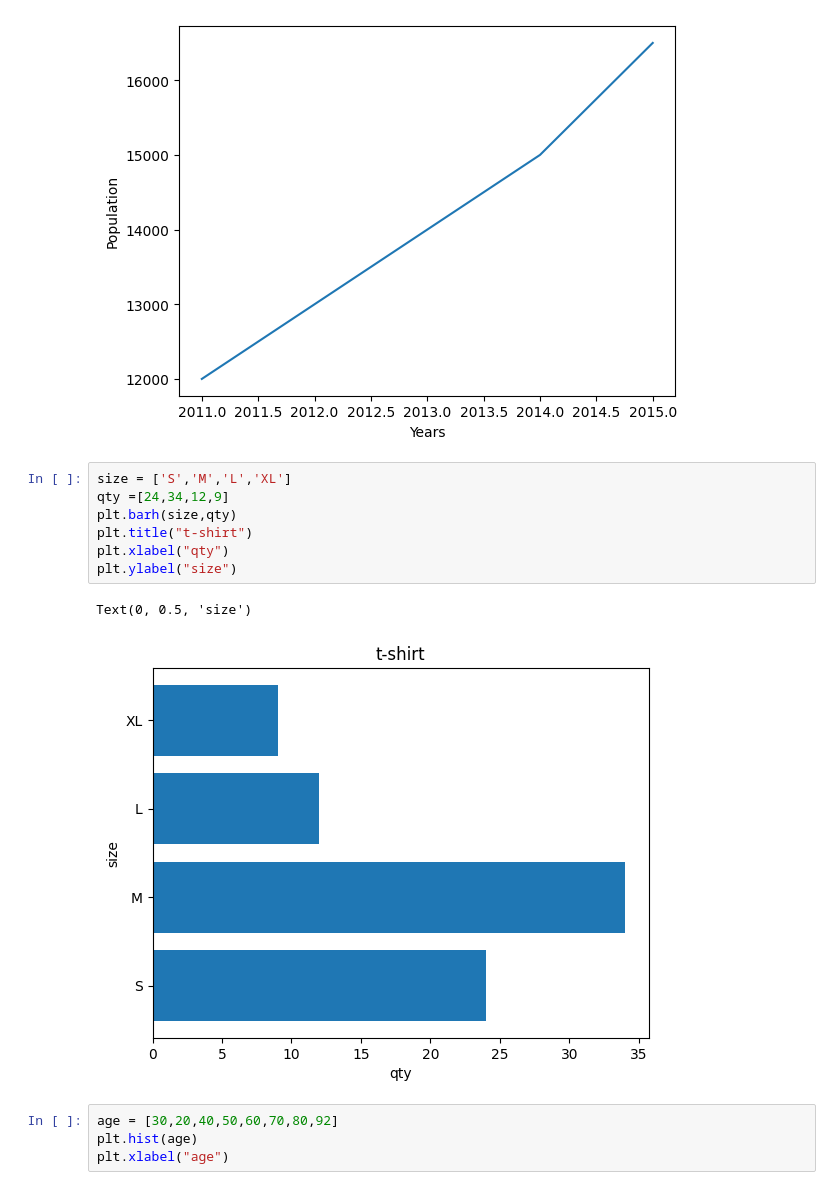
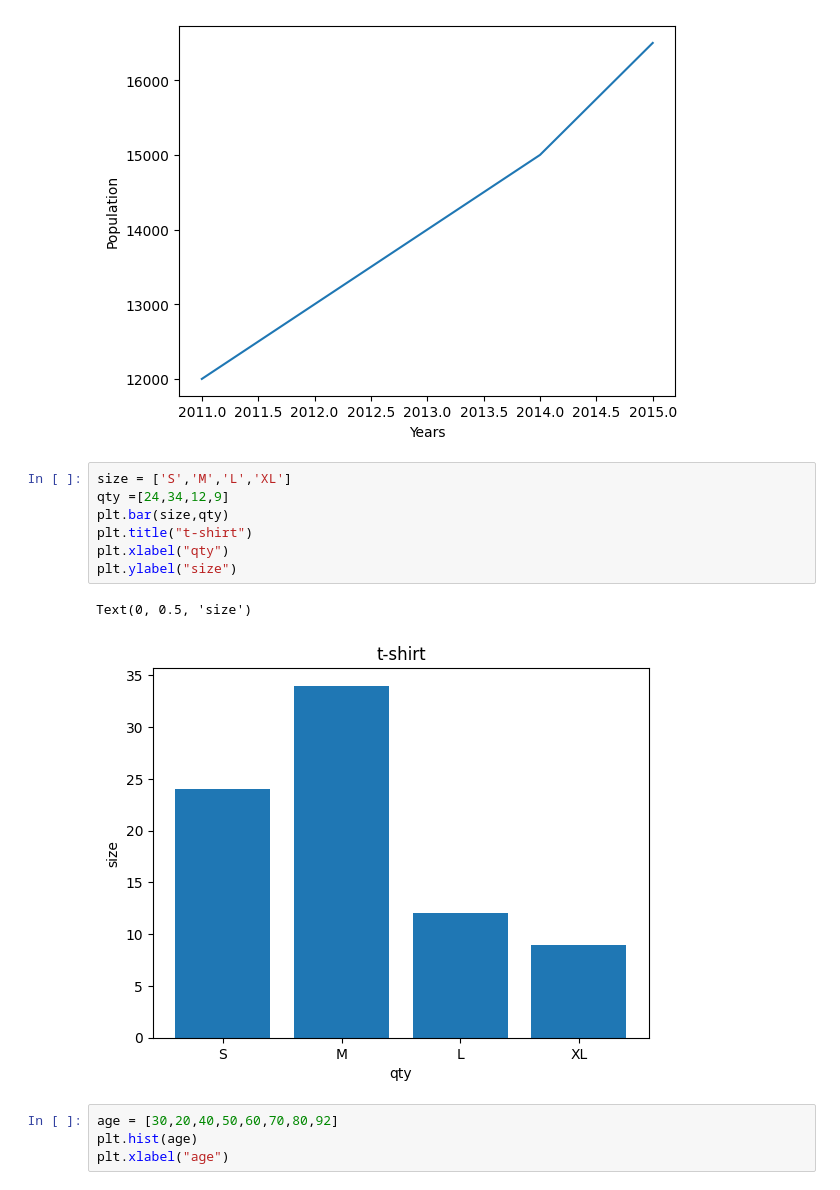
Before and after one commit to samadkhan-18/internship, a Jupyter notebook: sam.ipynb, the cells around one changed output. Cells and saved outputs as stored; diff of their text form.

```diff
--- a/sam.ipynb
+++ b/sam.ipynb
@@ -307,13 +312,13 @@ Text(0, 0.5, 'Population')
 # %%
 size = ['S','M','L','XL']
 qty =[24,34,12,9]
-plt.barh(size,qty)
+plt.bar(size,qty)
 plt.title("t-shirt")
 plt.xlabel("qty")
 plt.ylabel("size")
 # %% [output]
 Text(0, 0.5, 'size')
-[figure, old version]
+[figure, new version]
 # %%
 age = [30,20,40,50,60,70,80,92]
 plt.hist(age)
```
Also changed, not shown: parts of 2 cells of this notebook.
